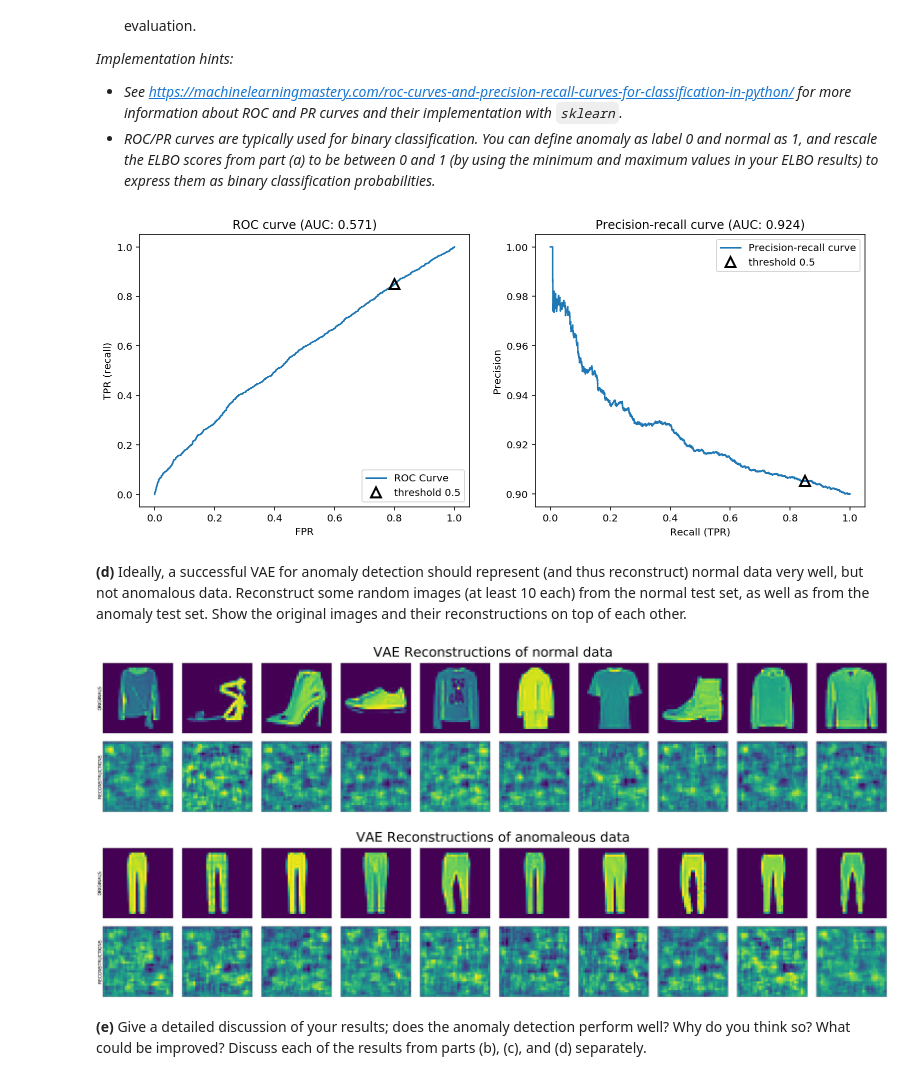
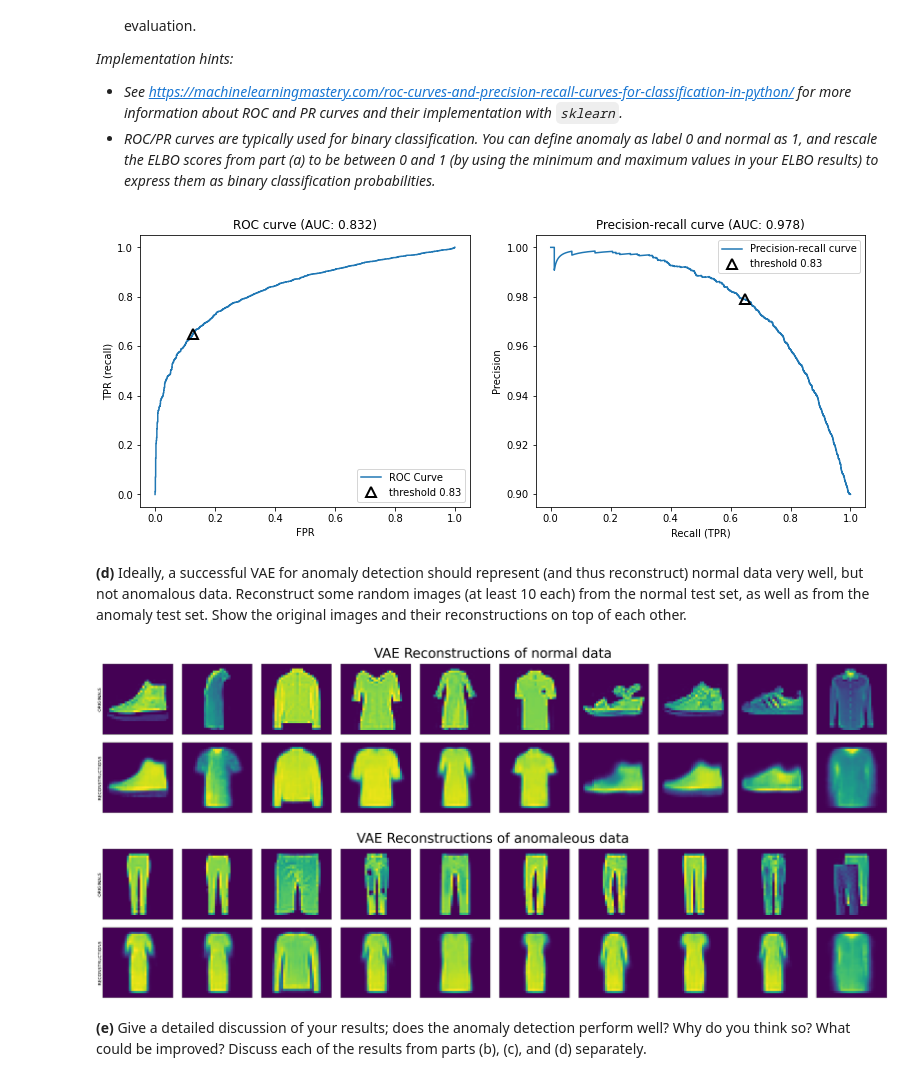
Before and after one commit to Joriswillems/deeplearning, a Jupyter notebook: assignment4/Assignment_4_82.ipynb, the cells around one changed output. Cells and saved outputs as stored; diff of their text form; code cells hidden in the pictures.

```diff
--- a/assignment4/Assignment_4_82.ipynb
+++ b/assignment4/Assignment_4_82.ipynb
@@ -229,22 +229,17 @@ from tensorflow.keras.preprocessing.image import ImageDataGenerator
 from sklearn.model_selection import train_test_split
 
 batch_size = 100
-epochs = 10
+epochs = 100
 
 # split the training dataset to be able to stop training when overfitting starts to kick in
-x_train_spl, x_val_spl, _, _ = train_test_split(x_train,
-                                                x_train,
-                                                test_size=0.05,
-                                                stratify=y_train[y_train != 1])
+# x_train_spl, x_val_spl, _, _ = train_test_split(x_train,
+#                                                 x_train,
+#                                                 test_size=0.05,
+#                                                 stratify=y_train[y_train != 1])
 
-print("Training on {} examples \nValidating on {} examples".format(x_train_spl.shape, x_val_spl.shape))
+# print("Training on {} examples \nValidating on {} examples".format(x_train_spl.shape, x_val_spl.shape))
 
-train_datagen = ImageDataGenerator(
-    width_shift_range=0.1,
-    height_shift_range=0.1,
-    rotation_range=5,
-    horizontal_flip=True,)
-it_train = train_datagen.flow(x_train_spl, batch_size=batch_size)
+
 
 es = [EarlyStopping(
     monitor="loss",
@@ -252,9 +247,10 @@ es = [EarlyStopping(
     restore_best_weights=True,
 )]
 
-history = vae.fit(it_train,
-                  validation_data = (x_val_spl, None),
+history = vae.fit(x_train,
                 epochs=epochs,
                 batch_size=batch_size,
                 callbacks=es)
+
+vae.save("vae_model.h5", save_format='h5')
 # %% [output]
@@ -338,8 +334,10 @@ plt.show()
 # %%
 #### INSERT CODE HERE ####
 
+from tqdm.notebook import tqdm
+
 # obtain ELBO scores for each sample
-ELBO_scores = np.array([-1 * vae.evaluate(sample.reshape(1,width,height,depth), verbose=0)[0] for sample in x_test])
+ELBO_scores = np.array([-1 * vae.evaluate(sample.reshape(1,width,height,depth), verbose=0) for sample in tqdm(x_test)])
 
 # mask for anomaly/normal sample
 y_true = y_test != 1
@@ -386,7 +384,7 @@ plt.legend()
 # %%
 #### INSERT CODE HERE ####
 
-THRESHOLD = .5
+THRESHOLD = .83
 
 minmaxscale = lambda x: (x - x.min()) / (x.max() - x.min())
 
@@ -403,42 +401,42 @@ fpr, tpr, thresholds = roc_curve(y_true, y_score)
 
 plt.plot(fpr, tpr, label="ROC Curve")
 plt.xlabel("FPR")
 plt.ylabel("TPR (recall)")
 
 close_default = np.argmin(np.abs(thresholds - THRESHOLD))
 plt.plot(fpr[close_default], tpr[close_default], '^', markersize=10,
          label="threshold {}".format(THRESHOLD), fillstyle="none", c='k', mew=2)
 roc_auc = auc(fpr, tpr)
 plt.title("ROC curve (AUC: {:.3f})".format(roc_auc))
 plt.legend(loc=4)
 
 
 
 ########## Precision-recall curve
 plt.subplot(122)
 prec, recall, thr = precision_recall_curve(y_true, y_score)
 plt.plot(recall, prec, label='Precision-recall curve')
 plt.xlabel("Recall (TPR)")
 plt.ylabel("Precision")
 
 close_default = np.argmin(np.abs(thr - THRESHOLD))
 plt.plot(recall[close_default], prec[close_default], '^', markersize=10,
          label="threshold {}".format(THRESHOLD), fillstyle="none", c='k', mew=2)
 
 pr_auc = auc(recall, prec)
 plt.title("Precision-recall curve (AUC: {:.3f})".format(pr_auc))
 plt.legend()
 plt.show()
 # %% [output]
-[figure, old version]
+[figure, new version]
 # %% [markdown]
 **(d)** Ideally, a successful VAE for anomaly detection should represent (and thus reconstruct) normal data very well, but not anomalous data. Reconstruct some random images (at least 10 each) from the normal test set, as well as from the anomaly test set. Show the original images and their reconstructions on top of each other.
 # %%
 plot_reconstructions(x_test_normal, title = 'VAE Reconstructions of normal data')
 plot_reconstructions(x_test_anomaly, title = 'VAE Reconstructions of anomaleous data')
 # %% [output]
-[figure, old version]
+[figure, new version]
-[figure, old version]
+[figure, new version]
 # %% [markdown]
 **(e)** Give a detailed discussion of your results; does the anomaly detection perform well? Why do you think so? What could be improved? Discuss each of the results from parts (b), (c), and (d) separately.
 # %% [markdown]
```
Also changed, not shown: parts of 5 cells of this notebook.
